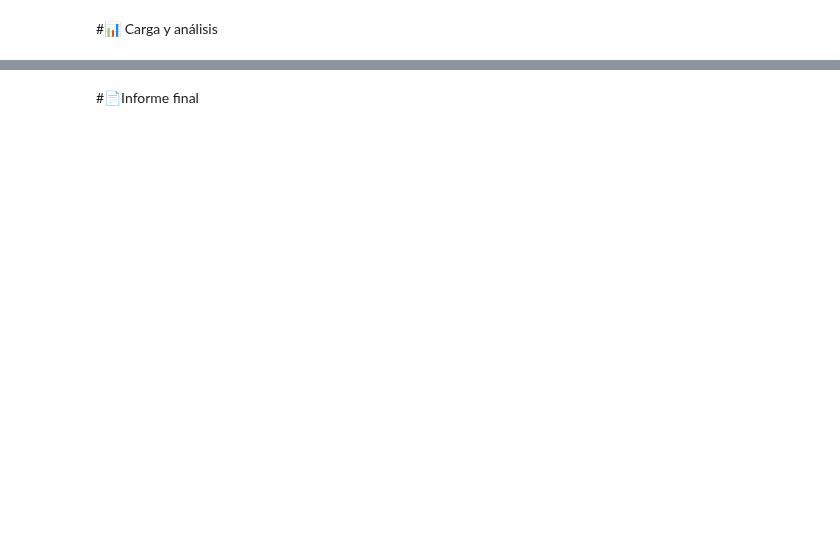
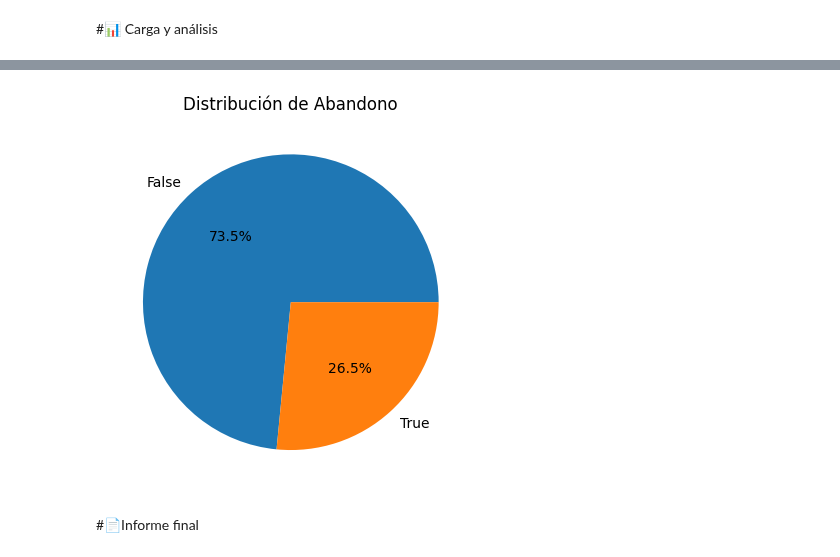
Before and after one commit to SebasOspina-montoya/TelecomX_Latam, a Jupyter notebook: TelecomX_LATAM.ipynb, the cells around one changed output, grey strips where cells are left out. Saved outputs shown, nothing was run; the diff lists cells and outputs as text; code cells hidden in the pictures; blank space fills up the shorter version.

Commit message:
Limpieza de datos, distribución y análisis

```diff
--- a/TelecomX_LATAM.ipynb
+++ b/TelecomX_LATAM.ipynb
@@ -6,0 +140,6 @@
+# %%
+df[df['Total'].str.contains(' ')]
+df['Total'] = df['Total'].str.replace(' ','0')
+# %%
+df['Total'] = df['Total'].astype(float)
+df.info()
@@ -6,0 +166,3 @@
+# %%
+df['Cuentas_Diarias'] = df['Monthly']/30
+df
@@ -6,0 +183,14 @@
+# %%
+df["Churn"] = df["Churn"].map({"Yes": True, "No": False})
+df["Partner"] = df["Partner"].map({"Yes": True, "No": False})
+df["Dependents"] = df["Dependents"].map({"Yes": True, "No": False})
+df["PhoneService"] = df["PhoneService"].map({"Yes": True, "No": False})
+df["MultipleLines"] = df["MultipleLines"].map({"Yes": True, "No": False})
+df["OnlineSecurity"] = df["OnlineSecurity"].map({"Yes": True, "No": False})
+df["OnlineBackup"] = df["OnlineBackup"].map({"Yes": True, "No": False})
+df["DeviceProtection"] = df["DeviceProtection"].map({"Yes": True, "No": False})
+df["TechSupport"] = df["TechSupport"].map({"Yes": True, "No": False})
+df["StreamingTV"] = df["StreamingTV"].map({"Yes": True, "No": False})
+df["StreamingMovies"] = df["StreamingMovies"].map({"Yes": True, "No": False})
+df["PaperlessBilling"] = df["PaperlessBilling"].map({"Yes": True, "No": False})
+df
@@ -9,2 +237,12 @@
+# %%
+import matplotlib.pyplot as plt
+
+abandono = df['Churn'].value_counts()
+
+plt.pie(abandono, labels=abandono.index, autopct='%1.1f%%')
+plt.title('Distribución de Abandono')
+plt.show()
+# %% [output]
+[figure, added]
 # %% [markdown]
 #📄Informe final
```
Also changed, not shown: parts of 17 cells of this notebook.
